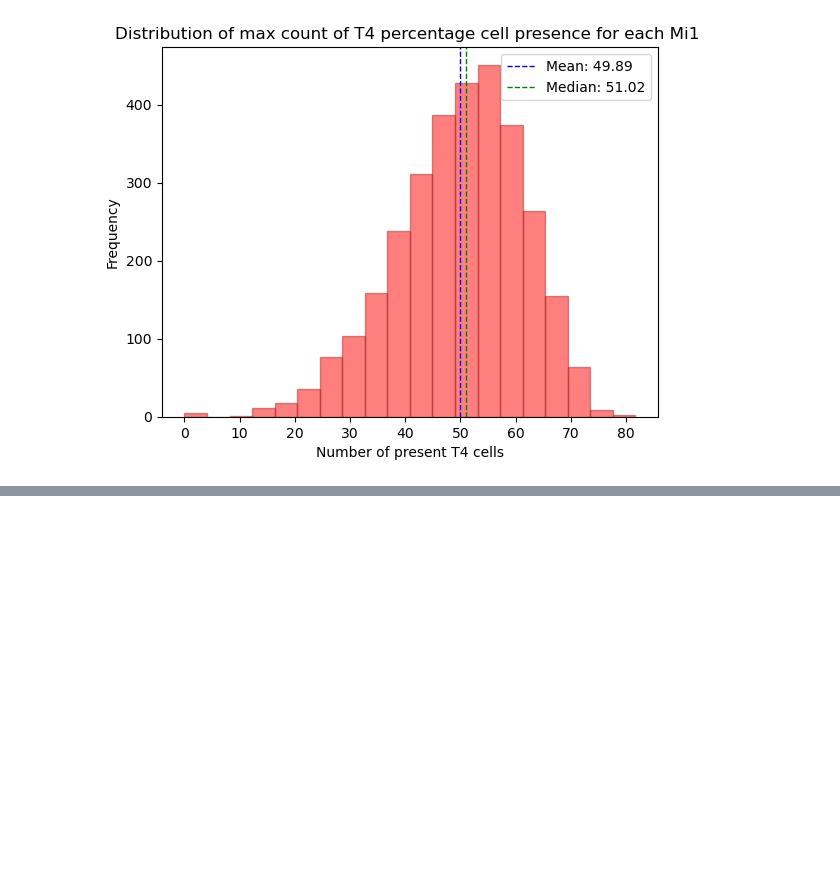
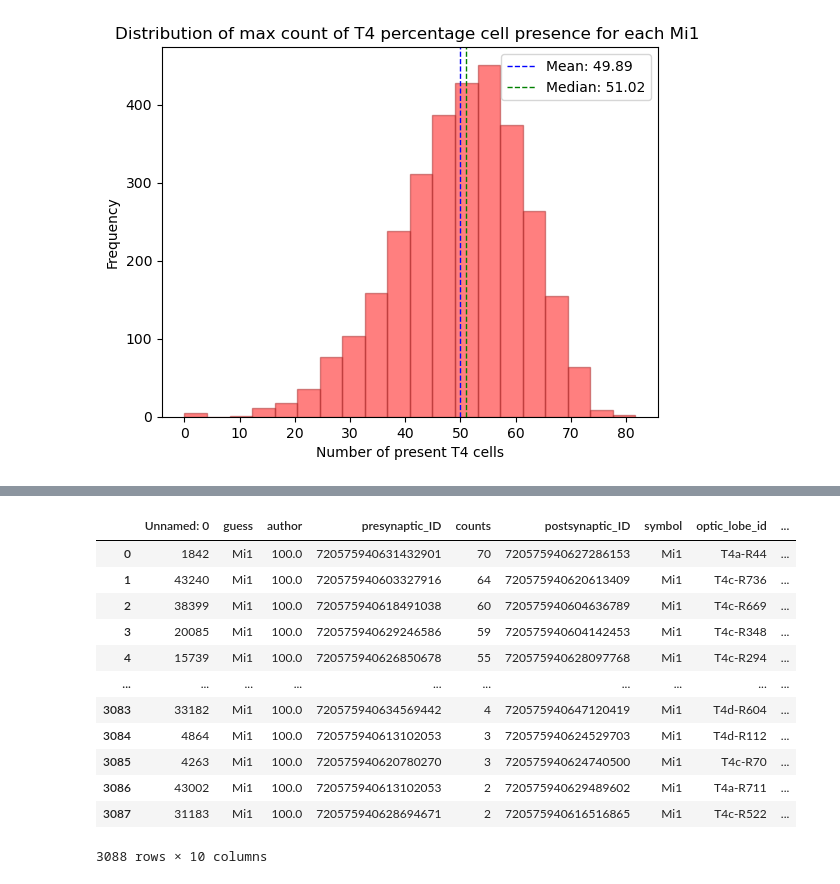
Before and after one commit to mariaioan/T4-connectome-analysis, a Jupyter notebook: proofreading-tables/figure_1.ipynb, the cells around one changed output, grey strips where cells are left out. Cells and saved outputs as stored; diff of their text form; code cells hidden in the pictures; blank space fills up the shorter version.

```diff
--- a/proofreading-tables/figure_1.ipynb
+++ b/proofreading-tables/figure_1.ipynb
@@ -399,0 +350,12 @@ lol
+# %%
+## Now after a short talk with Miriam, I would like to plot on flywire all the the Mi1s per distribution of the above plot
+# Here I get the number of the values of all
+# I want for 1,2,3,4,5,6,7,8
+presynaptic_id_frequency = highest_counts_rows['presynaptic_ID'].value_counts()
+# extracting for each number...
+# %%
+# Add frequency counts to highest_counts_rows
+highest_counts_rows['frequency_counts'] = highest_counts_rows['presynaptic_ID'].map(presynaptic_id_frequency)
+
+# Display the modified DataFrame
+print(highest_counts_rows)
@@ -399,0 +385,7 @@ lol
+# %%
+merged_df = pd.merge(highest_counts_rows, presynaptic_id_frequency, on='presynaptic_ID', how='left')
+# Rename the column containing the frequency counts
+merged_df.rename(columns={'presynaptic_ID_y': 'frequency_counts'}, inplace=True)
+number_of_t4 = 6 #[1,8]
+filtered_df = merged_df[merged_df['count']==number_of_t4]
+filtered_df['postsynaptic_ID'].to_csv(f't4_id_s_new_for_{number_of_t4}.txt', index=False)
@@ -399,0 +396,17 @@ lol
+# %%
+merged_df
+#this means it got merged on github...
+# %% [output]
+|  | Unnamed: 0 | guess | author | presynaptic_ID | counts | postsynaptic_ID | symbol | optic_lobe_id | ... |
+| 0 | 1842 | Mi1 | 100.0 | 720575940631432901 | 70 | 720575940627286153 | Mi1 | T4a-R44 | ... |
+| 1 | 43240 | Mi1 | 100.0 | 720575940603327916 | 64 | 720575940620613409 | Mi1 | T4c-R736 | ... |
+| 2 | 38399 | Mi1 | 100.0 | 720575940618491038 | 60 | 720575940604636789 | Mi1 | T4c-R669 | ... |
+| 3 | 20085 | Mi1 | 100.0 | 720575940629246586 | 59 | 720575940604142453 | Mi1 | T4c-R348 | ... |
+| 4 | 15739 | Mi1 | 100.0 | 720575940626850678 | 55 | 720575940628097768 | Mi1 | T4c-R294 | ... |
+| ... | ... | ... | ... | ... | ... | ... | ... | ... | ... |
+| 3083 | 33182 | Mi1 | 100.0 | 720575940634569442 | 4 | 720575940647120419 | Mi1 | T4d-R604 | ... |
+| 3084 | 4864 | Mi1 | 100.0 | 720575940613102053 | 3 | 720575940624529703 | Mi1 | T4d-R112 | ... |
+| 3085 | 4263 | Mi1 | 100.0 | 720575940620780270 | 3 | 720575940624740500 | Mi1 | T4c-R70 | ... |
+| 3086 | 43002 | Mi1 | 100.0 | 720575940613102053 | 2 | 720575940629489602 | Mi1 | T4a-R711 | ... |
+| 3087 | 31183 | Mi1 | 100.0 | 720575940628694671 | 2 | 720575940616516865 | Mi1 | T4c-R522 | ... |
+3088 rows × 10 columns
```
Also changed, not shown: parts of 14 cells of this notebook.
